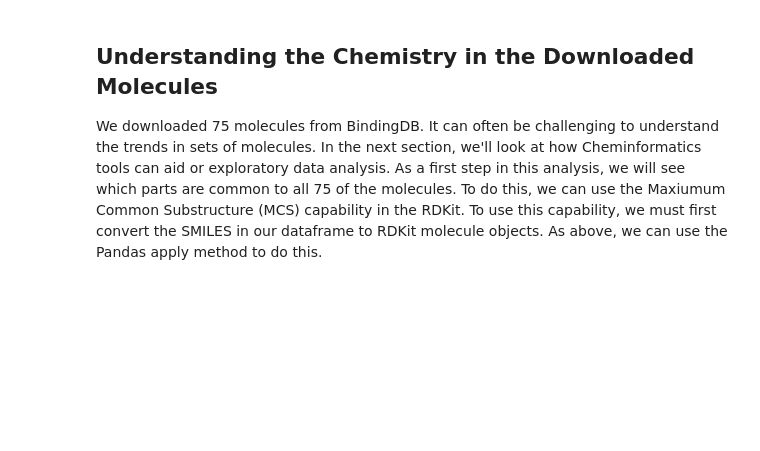
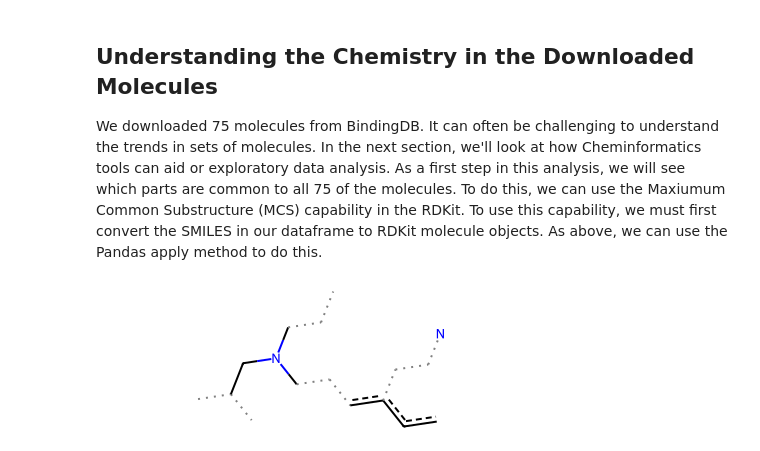
Before and after one commit to Arjun1425/Python-For-Cheminformatics-Driven-Molecular-Docking-rcsb, a Jupyter notebook: IQB_cheminformatics.ipynb, the cells around one changed output. Cells and saved outputs as stored; diff of their text form; code cells hidden in the pictures; blank space fills up the shorter version.

```diff
--- a/IQB_cheminformatics.ipynb
+++ b/IQB_cheminformatics.ipynb
@@ -294,3 +294,10 @@ sns.move_legend(ax, "upper left", bbox_to_anchor = (1,1))
 ## Understanding the Chemistry in the Downloaded Molecules
 
 We downloaded 75 molecules from BindingDB. It can often be challenging to understand the trends in sets of molecules. In the next section, we'll look at how Cheminformatics tools can aid or exploratory data analysis. As a first step in this analysis, we will see which parts are common to all 75 of the molecules. To do this, we can use the Maxiumum Common Substructure (MCS) capability in the RDKit. To use this capability, we must first convert the SMILES in our dataframe to RDKit molecule objects. As above, we can use the Pandas apply method to do this.
+# %%
+mcs = rdFMCS.FindMCS(df.mol)
+# %%
+arj = Chem.MolFromSmarts(mcs.smartsString)
+arj
+# %% [output]
+[figure, added]
```
Also changed, not shown: parts of 6 cells of this notebook.
